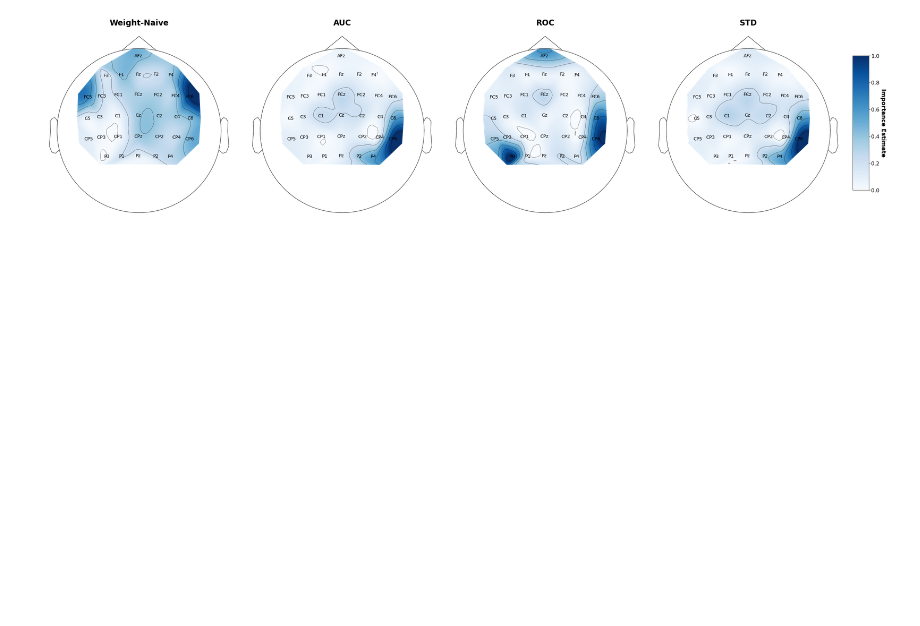
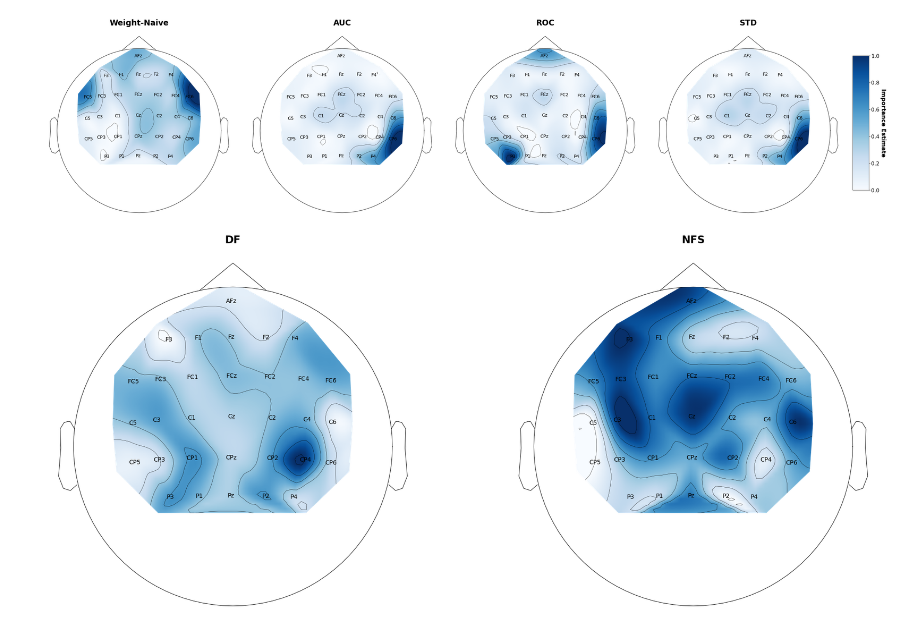
Before and after one commit to thehcclab/pairwise-importance-estimate-extension-with-time-series-adaptation, a Jupyter notebook: EEG-Graphs_and_Tables.ipynb, the cells around one changed output. Saved outputs shown, nothing was run; the diff lists cells and outputs as text; code cells hidden in the pictures; blank space fills up the shorter version.

```diff
--- a/EEG-Graphs_and_Tables.ipynb
+++ b/EEG-Graphs_and_Tables.ipynb
@@ -946,6 +1082,58 @@ plt.tight_layout()
 plt.savefig("/home/jchan/Downloads/sample.png")
 # %% [output]
 [figure]
+# %%
+fig, ax= plt.subplots(1,2, figsize=(35,25), sharex=True,sharey=True)
+# fig.set_figheight(25)
+# fig.set_figwidth(25)
+
+scaler= MinMaxScaler()
+scaled= scaler.fit_transform(
+    np.array(df_list).mean(0).sum(1).reshape(-1,1)
+).reshape(-1)
+#     scaled_avg_grad= avg_grad[i].sum(1)
+
+minmax_im, _= mne.viz.plot_topomap(
+    scaled,
+    info,
+    ch_type= "eeg",
+    sensors=True,
+    names=channel_names,
+    cmap="Blues",
+    axes=ax[0],
+    show=False,
+    extrapolate="local",
+    #,vlim=(0,1)
+#     size=50
+)
+ax[0].set_title("DF", fontweight="bold", fontsize=24)
+
+scaler= MinMaxScaler()
+scaled= scaler.fit_transform(
+    np.array(nfs_list).mean(0).sum(1).reshape(-1,1)
+).reshape(-1)
+#     scaled_avg_grad= avg_grad[i].sum(1)
+
+minmax_im, _= mne.viz.plot_topomap(
+    scaled,
+    info,
+    ch_type= "eeg",
+    sensors=True,
+    names=channel_names,
+    cmap="Blues",
+    axes=ax[1],
+    show=False,
+    extrapolate="local",
+    #,vlim=(0,1)
+#     size=50
+)
+ax[1].set_title("NFS", fontweight="bold", fontsize=24)
+
+for tt in plt.findobj(fig, matplotlib.text.Text):
+    if tt.get_text() in channel_names:
+        tt.set_fontsize(14)
+# %% [output]
+[figure, added]
 # %%
 # import mne
 
```
Also changed, not shown: parts of 35 cells of this notebook.
